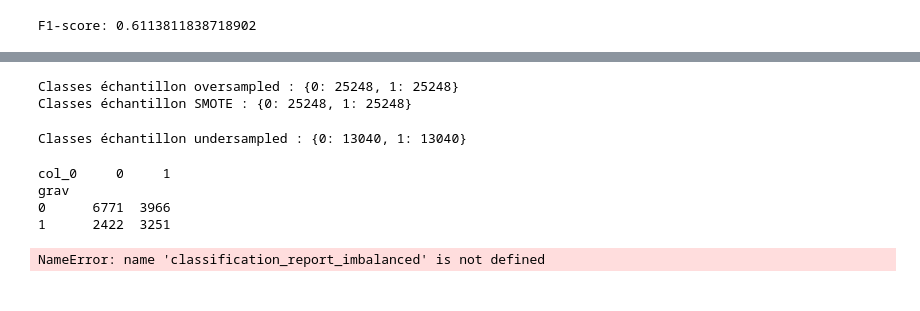
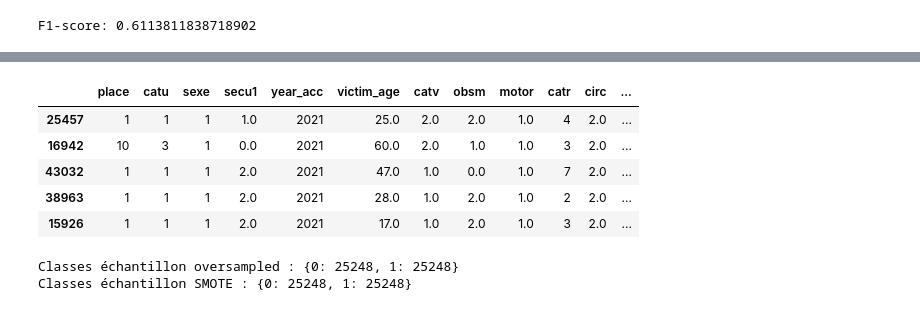
Before and after one commit to DataScientest-Studio/Template_MLOps_accidents, a Jupyter notebook: notebooks/1.0-ldj-initial-data-exploration.ipynb, the cells around one changed output, grey strips where cells are left out. Saved outputs shown, nothing was run; the diff lists cells and outputs as text; code cells hidden in the pictures.

```diff
--- a/notebooks/1.0-ldj-initial-data-exploration.ipynb
+++ b/notebooks/1.0-ldj-initial-data-exploration.ipynb
@@ -764 +526,7 @@ array([1], dtype=int64)
+# %%
+# Select lines to run a gridsearch
+num_random_rows = 5000
+X_train_reduced = X_train.sample(n=num_random_rows, random_state = 42)
+X_train_reduced.shape
+y_train_reduced = y_train.sample(n=num_random_rows, random_state = 42)
 # %%
@@ -799,8 +545,8 @@ ValueError: With n_samples=0, test_size=0.3 and train_size=0.7, the resulting tr
 # %%
 lr_select = LogisticRegression(class_weight='balanced')
-lr_select.fit(X_train, y_train)
+lr_select.fit(X_train_reduced, y_train_reduced)
 
-# Visualisation des faux positifs et negatifs
+# Visualization of false positives and false negatives
 
 y_pred_lr = lr_select.predict(X_test)
 
@@ -944,0 +655,28 @@ pd.crosstab(y_test, predictions, rownames=['Classes réelles'], colnames=['Class
+# %%
+clf = ensemble.RandomForestClassifier()
+
+# Définir la grille des hyperparamètres à explorer
+param_grid = {
+    'n_estimators': [50, 100, 200],
+    'max_depth': [None, 10, 20],
+    'min_samples_split': [2, 5, 10],
+    'min_samples_leaf': [1, 2, 4]
+}
+
+# Créer l'objet GridSearchCV
+grid_search = GridSearchCV(clf, param_grid, cv=5, scoring='f1')
+
+# Effectuer la recherche sur la grille
+grid_search.fit(X_train_reduced, y_train_reduced)
+
+# Afficher les meilleurs paramètres et score
+print("Meilleurs paramètres:", grid_search.best_params_)
+print("Meilleur score F1:", grid_search.best_score_)
+
+# Utiliser le modèle avec les meilleurs paramètres
+best_clf = grid_search.best_estimator_
+y_pred_rf = best_clf.predict(X_test)
+
+# Calculer et afficher le score F1 sur les données de test
+f1 = f1_score(y_test, y_pred_rf)
+print("Score F1 sur les données de test:", f1)
@@ -945,3 +721,16 @@ pd.crosstab(y_test, predictions, rownames=['Classes réelles'], colnames=['Class
+# %%
+# Supprimez la limite de lignes et de colonnes pour l'affichage
+pd.set_option('display.max_rows', None)
+pd.set_option('display.max_columns', None)
+y_pred_rf
+X_test.head()
+# %% [output]
+|  | place | catu | sexe | secu1 | year_acc | victim_age | catv | obsm | motor | catr | circ | ... |
+| 25457 | 1 | 1 | 1 | 1.0 | 2021 | 25.0 | 2.0 | 2.0 | 1.0 | 4 | 2.0 | ... |
+| 16942 | 10 | 3 | 1 | 0.0 | 2021 | 60.0 | 2.0 | 1.0 | 1.0 | 3 | 2.0 | ... |
+| 43032 | 1 | 1 | 1 | 2.0 | 2021 | 47.0 | 1.0 | 0.0 | 1.0 | 7 | 2.0 | ... |
+| 38963 | 1 | 1 | 1 | 2.0 | 2021 | 28.0 | 1.0 | 2.0 | 1.0 | 2 | 2.0 | ... |
+| 15926 | 1 | 1 | 1 | 2.0 | 2021 | 17.0 | 1.0 | 2.0 | 1.0 | 3 | 2.0 | ... |
 # %%
 import imblearn
 from imblearn.over_sampling import RandomOverSampler, SMOTE
@@ -970,28 +749,0 @@ print(classification_report_imbalanced(y_test,y_pred))
-# %%
-from imblearn.under_sampling import RandomUnderSampler,  ClusterCentroids
-
-#Random Undersampling
-rUs = RandomUnderSampler()
-X_ru, y_ru = rUs.fit_resample(X_train, y_train)
-print('Classes échantillon undersampled :', dict(pd.Series(y_ru).value_counts()))
-
-#Centroids
-#cc = ClusterCentroids()
-#X_cc, y_cc = cc.fit_resample(X_train, y_train)
-#print('Classes échantillon CC :', dict(pd.Series(y_cc).value_counts()))
-# %% [output]
-Classes échantillon undersampled : {0: 13040, 1: 13040}
-# %%
-from sklearn.svm import SVC
-svm = SVC(gamma='scale')
-svm.fit(X_ru, y_ru)
-
-y_pred = svm.predict(X_test)
-print(pd.crosstab(y_test, y_pred))
-print(classification_report_imbalanced(y_test, y_pred))
-# %% [output]
-col_0     0     1
-grav
-0      6771  3966
-1      2422  3251
-NameError: name 'classification_report_imbalanced' is not defined
```
Also changed, not shown: parts of 38 cells of this notebook.
